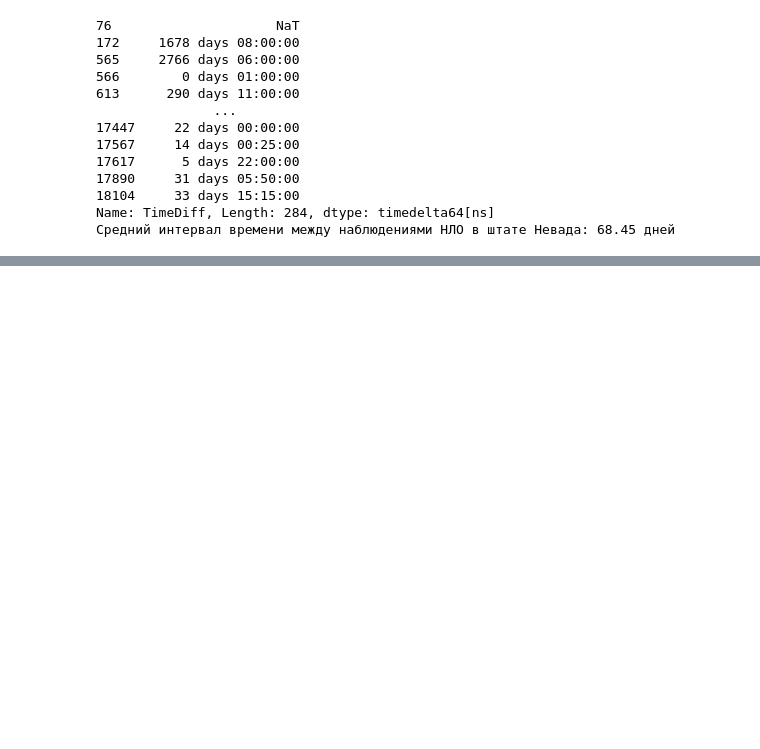
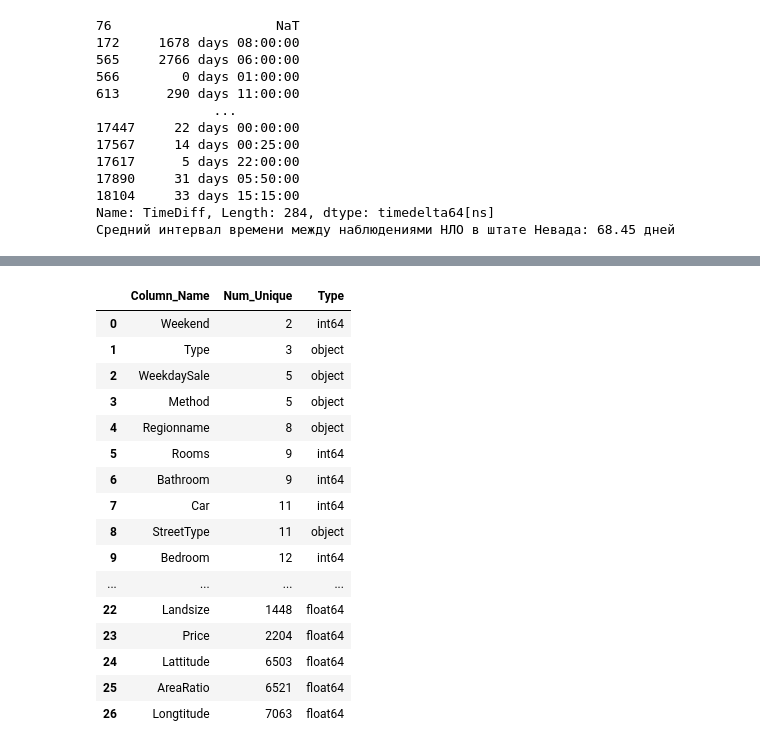
Before and after one commit to yogiki/LernProject_SF, a Jupyter notebook: Основы_Python/pandas.ipynb, the cells around one changed output, grey strips where cells are left out. Saved outputs shown, nothing was run; the diff lists cells and outputs as text; code cells hidden in the pictures; blank space fills up the shorter version.

Commit message:
pandas lib added

```diff
--- a/Основы_Python/pandas.ipynb
+++ b/Основы_Python/pandas.ipynb
@@ -890,0 +1021,28 @@ Name: TimeDiff, Length: 284, dtype: timedelta64[ns]
+# %%
+# Преобразуйте столбец SellerG с наименованиями риелторских компаний в таблице melb_df следующим образом: оставьте в столбце только 49 самых популярных компаний, а остальные обозначьте как 'other'.
+# Найдите, во сколько раз минимальная цена объектов недвижимости, проданных компанией 'Nelson', больше минимальной цены объектов, проданных компаниями, обозначенными как 'other'. Ответ округлите до десятых.
+
+
+
+import pandas as pd
+
+
+
+# Шаг 1: Определить 49 самых популярных компаний
+top_companies = melb_df['SellerG'].value_counts().head(49).index
+
+# Шаг 2: Преобразовать значения в столбце SellerG
+melb_df['SellerG'] = melb_df['SellerG'].apply(lambda x: x if x in top_companies else 'other')
+
+# Шаг 3: Найти минимальные цены для 'Nelson' и 'other'
+min_price_nelson = melb_df[melb_df['SellerG'] == 'Nelson']['Price'].min()
+min_price_other = melb_df[melb_df['SellerG'] == 'other']['Price'].min()
+
+# Шаг 4: Вычислить отношение минимальных цен
+ratio = min_price_nelson / min_price_other
+
+# Шаг 5: Округлить результат до десятых
+result = round(ratio, 1)
+
+# Вывод результата
+print(result)
@@ -890,0 +1159,35 @@ Name: TimeDiff, Length: 284, dtype: timedelta64[ns]
+# %%
+# авайте определим число уникальных категорий в каждом столбце нашей таблицы melb_df. Для этого создадим вспомогательную таблицу unique_counts:
+
+# создаём пустой список
+unique_list = []
+# пробегаемся по именам столбцов в таблице
+for col in melb_df.columns:
+    # создаём кортеж (имя столбца, число уникальных значений)
+    item = (col, melb_df[col].nunique(),melb_df[col].dtypes)     # добавляем кортеж в список
+    unique_list.append(item)
+# создаём вспомогательную таблицу и сортируем её
+unique_counts = pd.DataFrame(
+    unique_list,
+    columns=['Column_Name', 'Num_Unique', 'Type']
+).sort_values(by='Num_Unique',  ignore_index=True)
+# выводим её на экран
+display(unique_counts)
+# %% [output]
+|  | Column_Name | Num_Unique | Type |
+| 0 | Weekend | 2 | int64 |
+| 1 | Type | 3 | object |
+| 2 | WeekdaySale | 5 | object |
+| 3 | Method | 5 | object |
+| 4 | Regionname | 8 | object |
+| 5 | Rooms | 9 | int64 |
+| 6 | Bathroom | 9 | int64 |
+| 7 | Car | 11 | int64 |
+| 8 | StreetType | 11 | object |
+| 9 | Bedroom | 12 | int64 |
+| ... | ... | ... | ... |
+| 22 | Landsize | 1448 | float64 |
+| 23 | Price | 2204 | float64 |
+| 24 | Lattitude | 6503 | float64 |
+| 25 | AreaRatio | 6521 | float64 |
+| 26 | Longtitude | 7063 | float64 |
```
Also changed, not shown: parts of 17 cells of this notebook.
